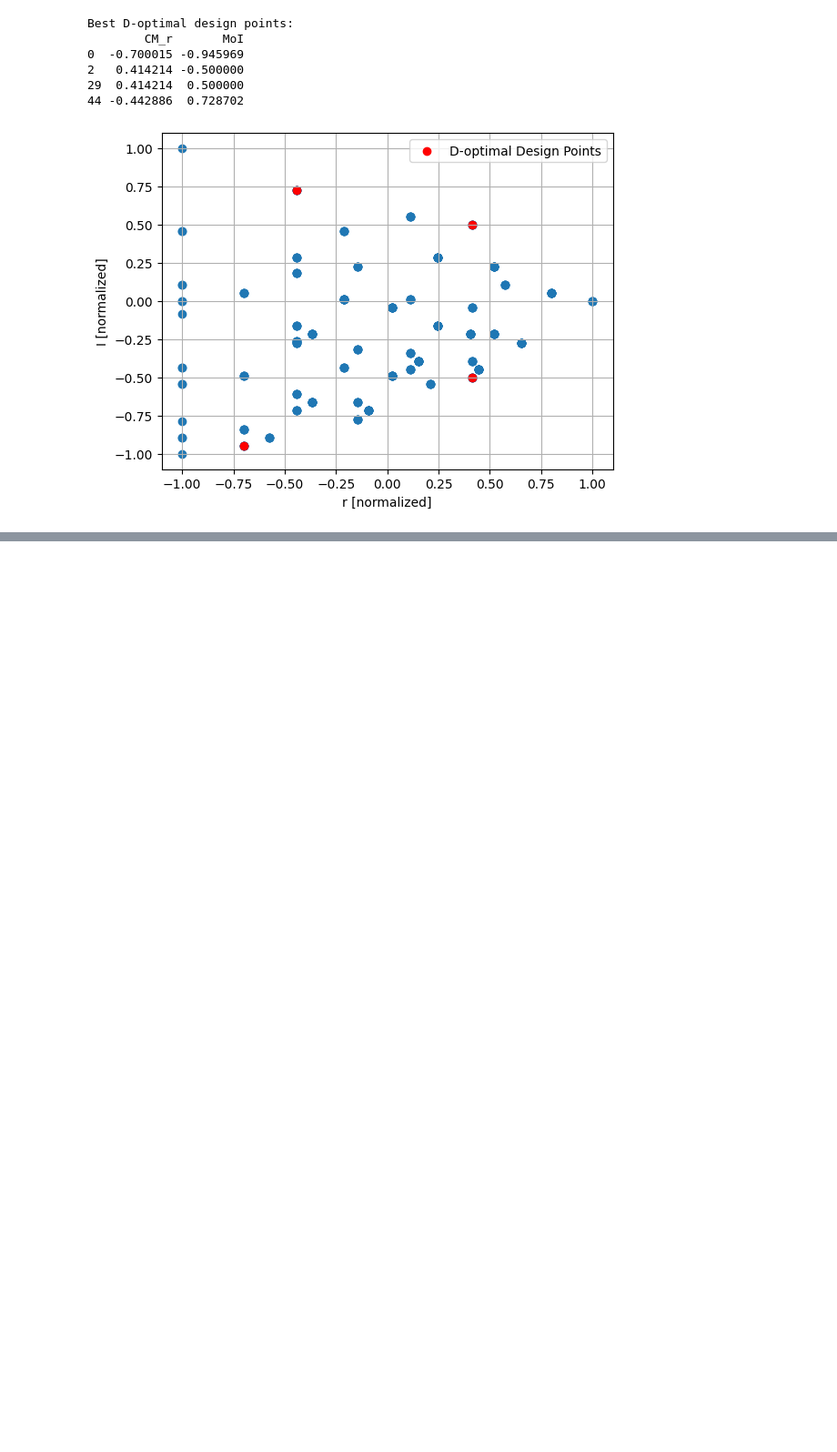
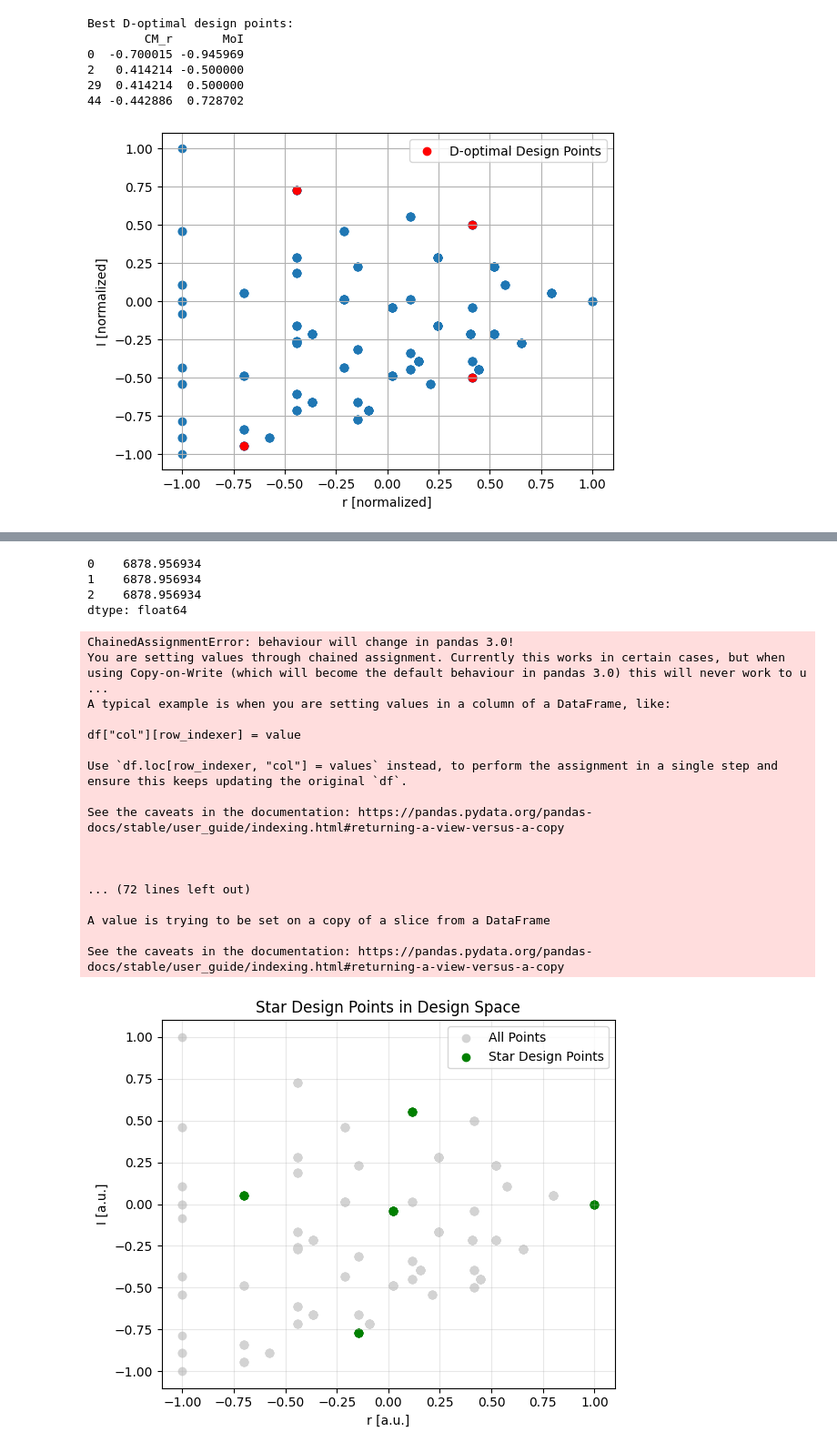
Before and after one commit to Fantastic-Fabian/Doe, a Jupyter notebook: Project.ipynb, the cells around one changed output, grey strips where cells are left out. Shown: that part at 91% size. Saved outputs shown, nothing was run; the diff lists cells and outputs as text; code cells hidden in the pictures; blank space fills up the shorter version.

```diff
--- a/Project.ipynb
+++ b/Project.ipynb
@@ -384,0 +396,48 @@ plt.show()
+# %%
+model_function([data_2["MoI"],data_2["CM_r"],data_2["cos_CM_phi"]], *popt)
+# %% [output]
+0    6878.956934
+1    6878.956934
+2    6878.956934
+dtype: float64
+# %%
+# Select star design points for second order
+df["isStarPoint"] = False
+df["isStarPoint"][(np.abs(df["MoI"])<0.1) & (df["CM_r"]<-0.6)& (df["CM_r"]>-1)] = True
+df["isStarPoint"][(np.abs(df["MoI"])<0.1) & (df["CM_r"]>0.9)] = True
+df["isStarPoint"][(np.abs(df["CM_r"])<0.25) & (df["MoI"]>0.5)] = True
+df["isStarPoint"][(np.abs(df["CM_r"])<0.25) & (df["MoI"]<-0.75)] = True
+df["isStarPoint"][(np.abs(df.CM_r) < 0.1) & (np.abs(df.MoI)<0.1)]= True
+
+
+
+plt.figure(figsize=(6,5))
+plt.scatter(df["CM_r"], df["MoI"], c='lightgray', label='All Points')
+plt.scatter(df[df["isStarPoint"]]["CM_r"], df[df["isStarPoint"]]["MoI"],
+            color='green', label='Star Design Points')
+plt.xlabel("r [a.u.]")
+plt.ylabel("I [a.u.]")
+plt.title("Star Design Points in Design Space")
+plt.legend()
+plt.grid(alpha=0.3)
+plt.tight_layout()
+plt.show()
+# %% [output]
+ChainedAssignmentError: behaviour will change in pandas 3.0!
+You are setting values through chained assignment. Currently this works in certain cases, but when using Copy-on-Write (which will become the default behaviour in pandas 3.0) this will never work to u ...
+A typical example is when you are setting values in a column of a DataFrame, like:
+
+df["col"][row_indexer] = value
+
+Use `df.loc[row_indexer, "col"] = values` instead, to perform the assignment in a single step and ensure this keeps updating the original `df`.
+
+See the caveats in the documentation: https://pandas.pydata.org/pandas-docs/stable/user_guide/indexing.html#returning-a-view-versus-a-copy
+
+
+
+... (72 lines left out)
+
+A value is trying to be set on a copy of a slice from a DataFrame
+
+See the caveats in the documentation: https://pandas.pydata.org/pandas-docs/stable/user_guide/indexing.html#returning-a-view-versus-a-copy
+[figure, added]
```
Also changed, not shown: parts of 9 cells of this notebook.
